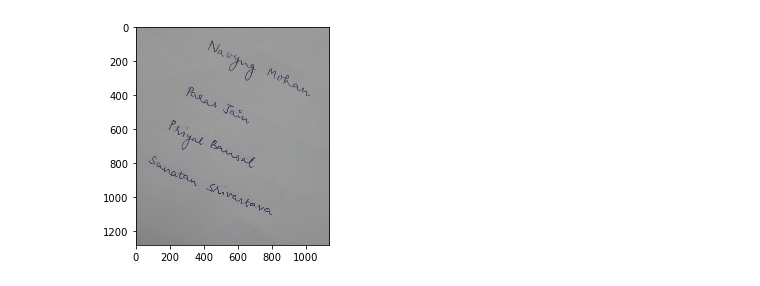
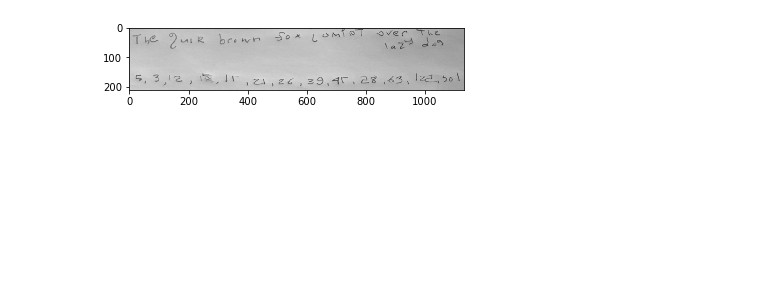
Before and after one commit to Sanatan-Shrivastava/Detect-Dysgraphia, a Jupyter notebook: 1baseline.ipynb, the cells around one changed output. Cells and saved outputs as stored; diff of their text form; code cells hidden in the pictures; blank space fills up the shorter version.

```diff
--- a/1baseline.ipynb
+++ b/1baseline.ipynb
@@ -30,11 +30,11 @@ def dilate(image, kernalSize):
     image = cv2.dilate(image, kernel, iterations=1)
     return image
 # %%
-image = cv2.imread('images/img5.jpeg')
+image = cv2.imread('images/dys_n.PNG')
 # cv2.imshow('image',image)
 myImPrt(image)
 # %% [output]
-[figure, old version]
+[figure, new version]
 # %%
 # def straighten(image):
 
```
Also changed, not shown: parts of 11 cells of this notebook, 8 other files.
